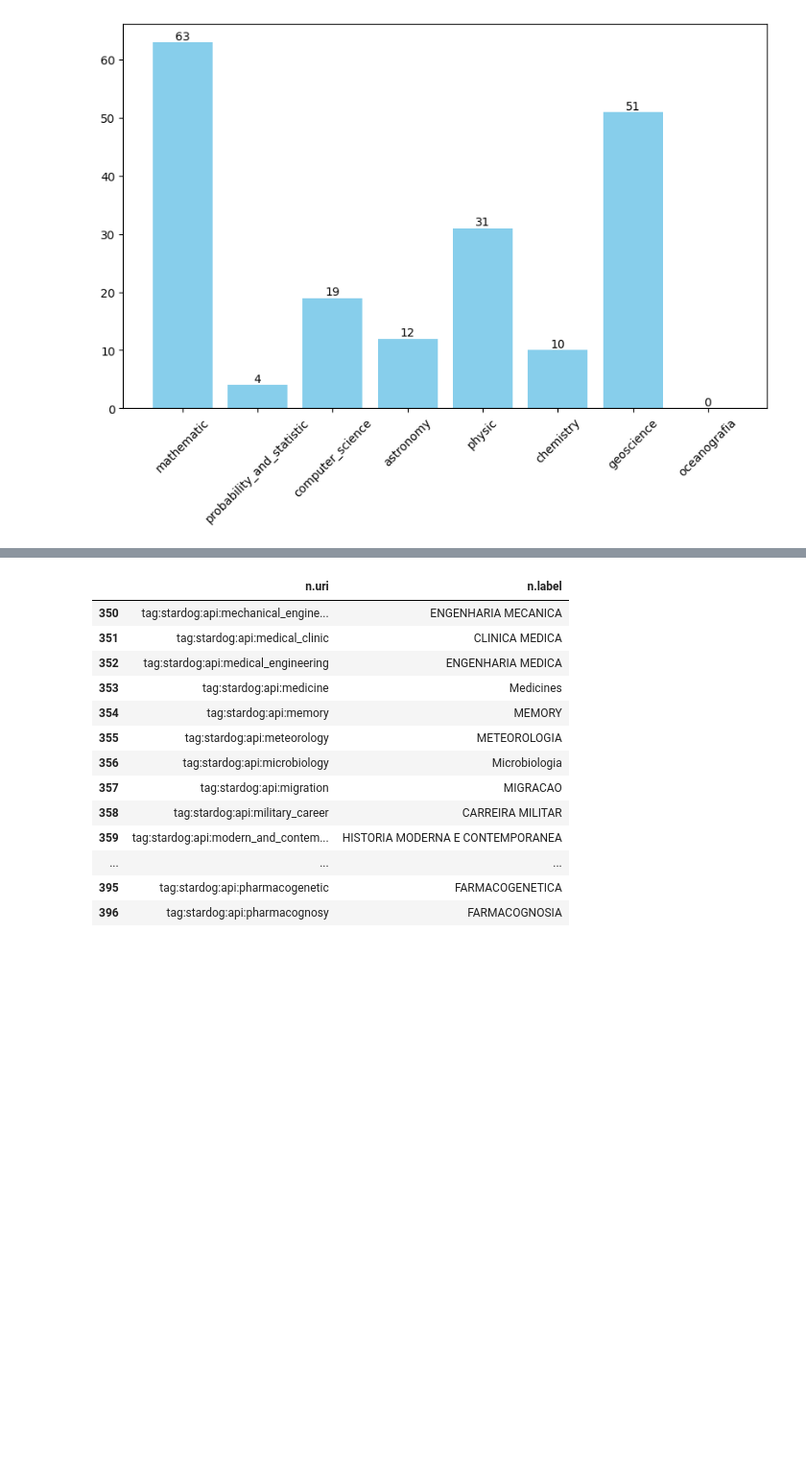
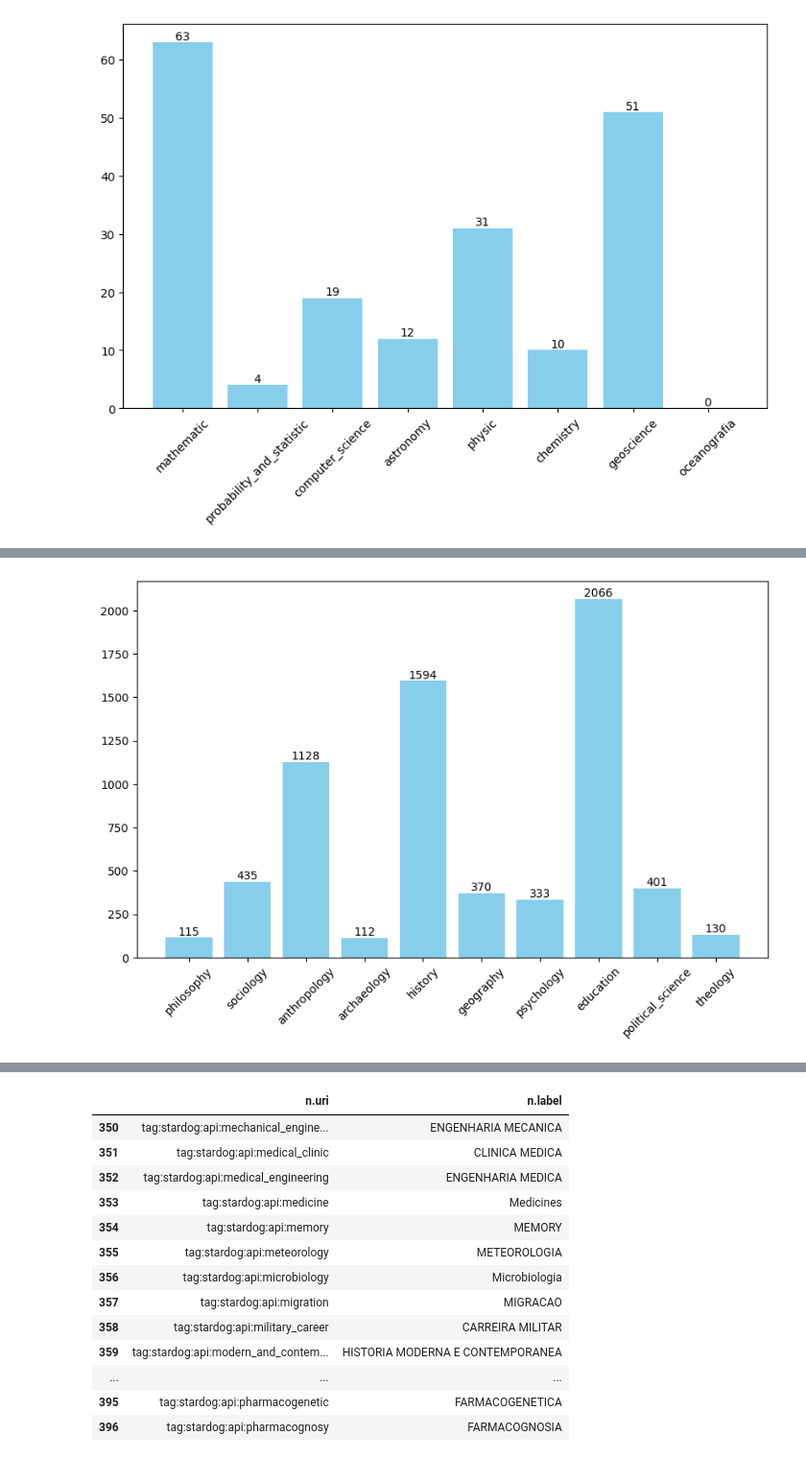
Before and after one commit to fabiocorreacordeiro/Indigenous-Slavery-KG, a Jupyter notebook: EDA.ipynb, the cells around one changed output, grey strips where cells are left out. Shown at 96% size. Saved outputs shown, nothing was run; the diff lists cells and outputs as text; code cells hidden in the pictures; blank space fills up the shorter version.

```diff
--- a/EDA.ipynb
+++ b/EDA.ipynb
@@ -428,0 +458,19 @@ cnpq_plot(CNPQ_nivel_1)
+# %%
+# Ciências Humanas
+
+CNPQ_nivel_1  = [
+    'tag:stardog:api:philosophy',
+    'tag:stardog:api:sociology',
+    'tag:stardog:api:anthropology',
+    'tag:stardog:api:archaeology',
+    'tag:stardog:api:history',
+    'tag:stardog:api:geography',
+    'tag:stardog:api:psychology',
+    'tag:stardog:api:education',
+    'tag:stardog:api:political_science',
+    'tag:stardog:api:theology'
+    ]
+
+cnpq_plot(CNPQ_nivel_1)
+# %% [output]
+[figure, added]
```
Also changed, not shown: parts of 7 cells of this notebook, 1 other file.
